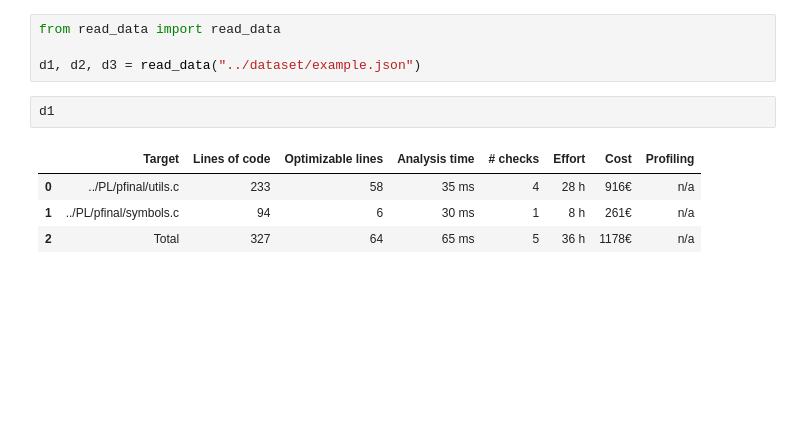
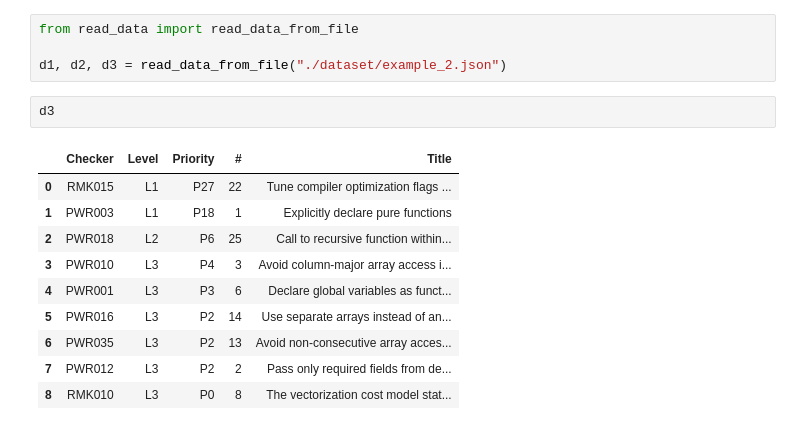
Before and after one commit to daniqss/codee-graph-generator, a Jupyter notebook: Tests.ipynb, the cells around one changed output. Saved outputs shown, nothing was run; the diff lists cells and outputs as text; blank space fills up the shorter version.

Commit message:
Updated version of checkers with new type of chart

```diff
--- a/Tests.ipynb
+++ b/Tests.ipynb
@@ -12,11 +67,17 @@ pd.DataFrame(file['Ranking of Checkers'][0])
 # %%
-from read_data import read_data
+from read_data import read_data_from_file
 
-d1, d2, d3 = read_data("../dataset/example.json")
+d1, d2, d3 = read_data_from_file("./dataset/example_2.json")
-# %%
-d1
-# %% [output]
-|  | Target | Lines of code | Optimizable lines | Analysis time | # checks | Effort | Cost | Profiling |
-| 0 | ../PL/pfinal/utils.c | 233 | 58 | 35 ms | 4 | 28 h | 916€ | n/a |
-| 1 | ../PL/pfinal/symbols.c | 94 | 6 | 30 ms | 1 | 8 h | 261€ | n/a |
-| 2 | Total | 327 | 64 | 65 ms | 5 | 36 h | 1178€ | n/a |
+# %%
+d3
+# %% [output]
+|  | Checker | Level | Priority | # | Title |
+| 0 | RMK015 | L1 | P27 | 22 | Tune compiler optimization flags ... |
+| 1 | PWR003 | L1 | P18 | 1 | Explicitly declare pure functions |
+| 2 | PWR018 | L2 | P6 | 25 | Call to recursive function within... |
+| 3 | PWR010 | L3 | P4 | 3 | Avoid column-major array access i... |
+| 4 | PWR001 | L3 | P3 | 6 | Declare global variables as funct... |
+| 5 | PWR016 | L3 | P2 | 14 | Use separate arrays instead of an... |
+| 6 | PWR035 | L3 | P2 | 13 | Avoid non-consecutive array acces... |
+| 7 | PWR012 | L3 | P2 | 2 | Pass only required fields from de... |
+| 8 | RMK010 | L3 | P0 | 8 | The vectorization cost model stat... |
```
Also changed, not shown: parts of 6 cells of this notebook, 3 other files.
